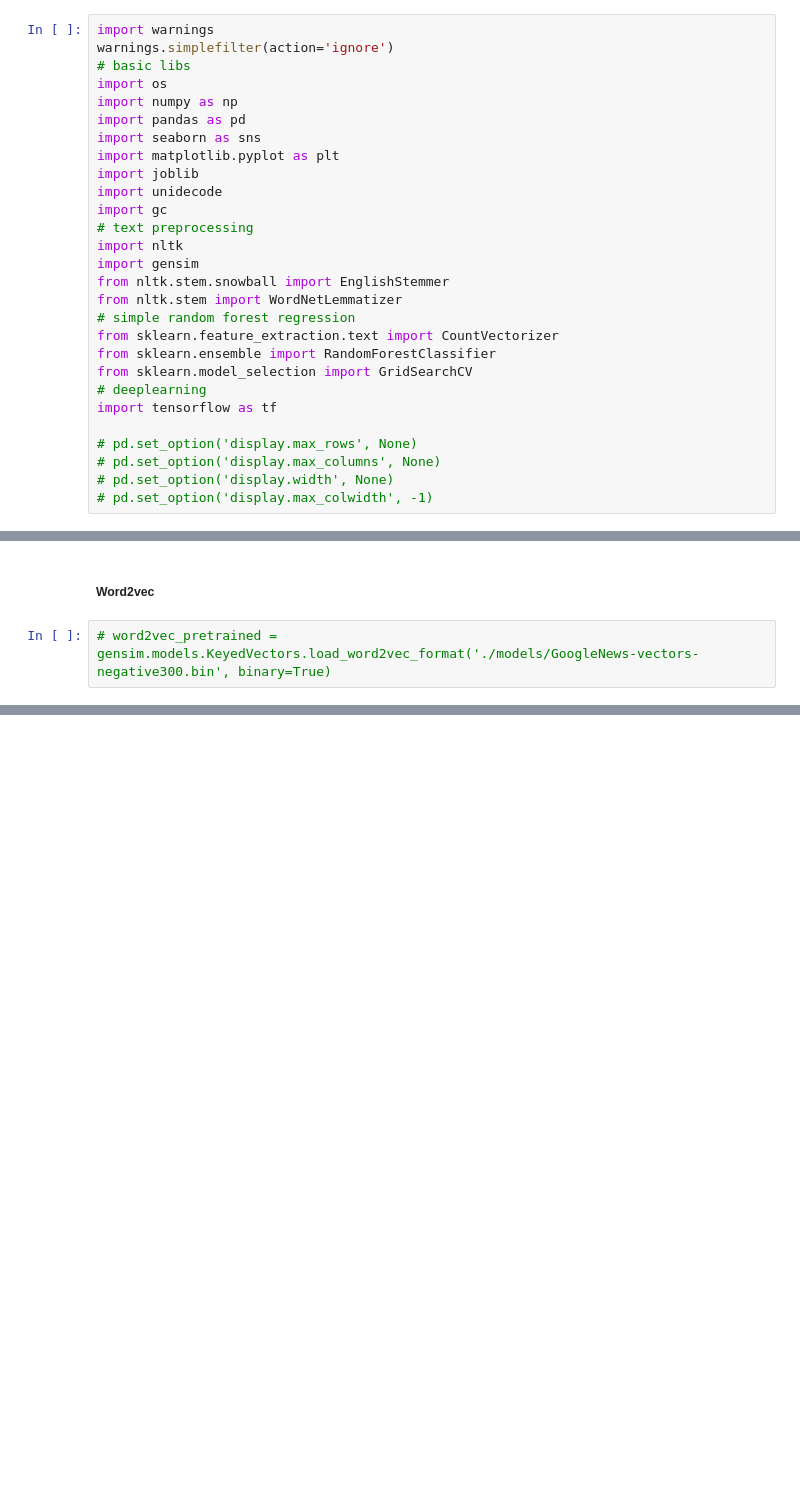
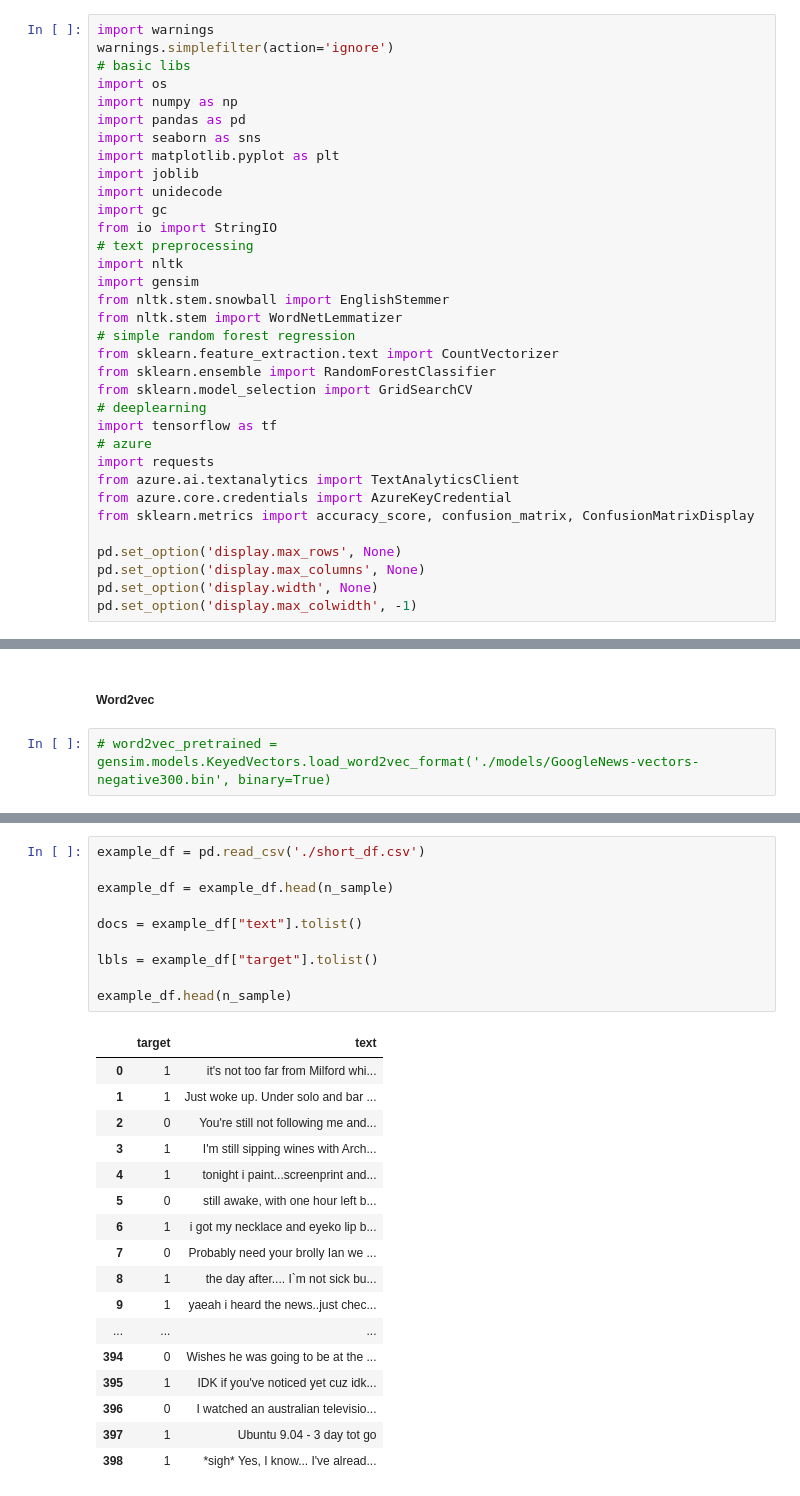
Before and after one commit to ThibaultDieudonne/Sentiment-Analysis, a Jupyter notebook: n.ipynb, the cells around one changed output, grey strips where cells are left out. Cells and saved outputs as stored; diff of their text form; blank space fills up the shorter version.

```diff
--- a/n.ipynb
+++ b/n.ipynb
@@ -12,6 +12,7 @@ import matplotlib.pyplot as plt
 import joblib
 import unidecode
 import gc
+from io import StringIO
 # text preprocessing
 import nltk
 import gensim
@@ -23,8 +24,13 @@ from sklearn.ensemble import RandomForestClassifier
 from sklearn.model_selection import GridSearchCV
 # deeplearning
 import tensorflow as tf
+# azure
+import requests
+from azure.ai.textanalytics import TextAnalyticsClient
+from azure.core.credentials import AzureKeyCredential
+from sklearn.metrics import accuracy_score, confusion_matrix, ConfusionMatrixDisplay
 
-# pd.set_option('display.max_rows', None)
-# pd.set_option('display.max_columns', None)
-# pd.set_option('display.width', None)
-# pd.set_option('display.max_colwidth', -1)
+pd.set_option('display.max_rows', None)
+pd.set_option('display.max_columns', None)
+pd.set_option('display.width', None)
+pd.set_option('display.max_colwidth', -1)
@@ -654,0 +777,28 @@ get_results()
+# %%
+example_df = pd.read_csv('./short_df.csv')
+
+example_df = example_df.head(n_sample)
+
+docs = example_df["text"].tolist()
+
+lbls = example_df["target"].tolist()
+
+example_df.head(n_sample)
+# %% [output]
+|  | target | text |
+| 0 | 1 | it's not too far from Milford whi... |
+| 1 | 1 | Just woke up. Under solo and bar ... |
+| 2 | 0 | You're still not following me and... |
+| 3 | 1 | I'm still sipping wines with Arch... |
+| 4 | 1 | tonight i paint...screenprint and... |
+| 5 | 0 | still awake, with one hour left b... |
+| 6 | 1 | i got my necklace and eyeko lip b... |
+| 7 | 0 | Probably need your brolly Ian we ... |
+| 8 | 1 | the day after.... I`m not sick bu... |
+| 9 | 1 | yaeah i heard the news..just chec... |
+| ... | ... | ... |
+| 394 | 0 | Wishes he was going to be at the ... |
+| 395 | 1 | IDK if you've noticed yet cuz idk... |
+| 396 | 0 | I watched an australian televisio... |
+| 397 | 1 | Ubuntu 9.04 - 3 day tot go |
+| 398 | 1 | *sigh* Yes, I know... I've alread... |
```
Also changed, not shown: parts of 27 cells of this notebook, 8 other files.
